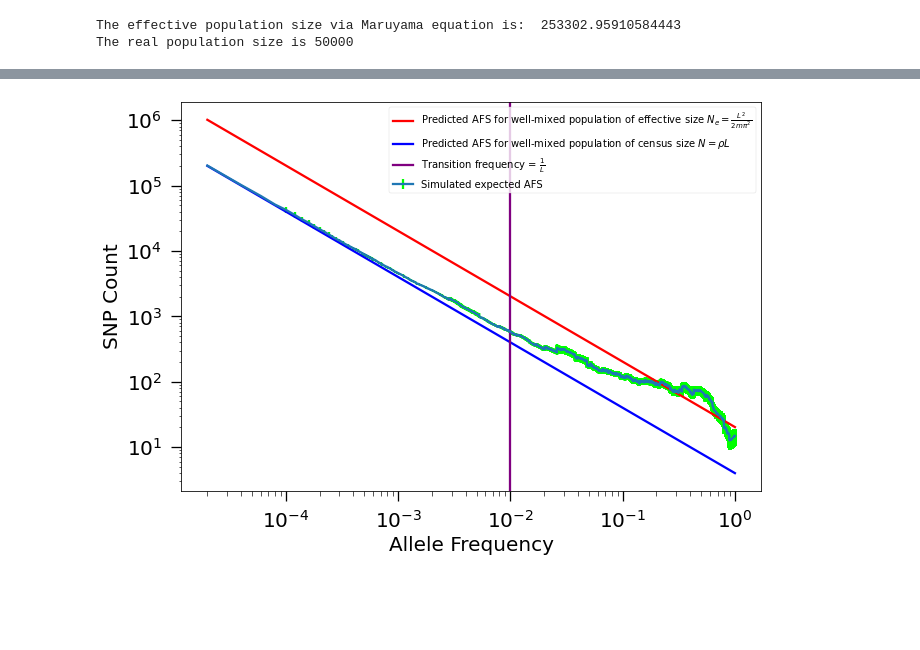
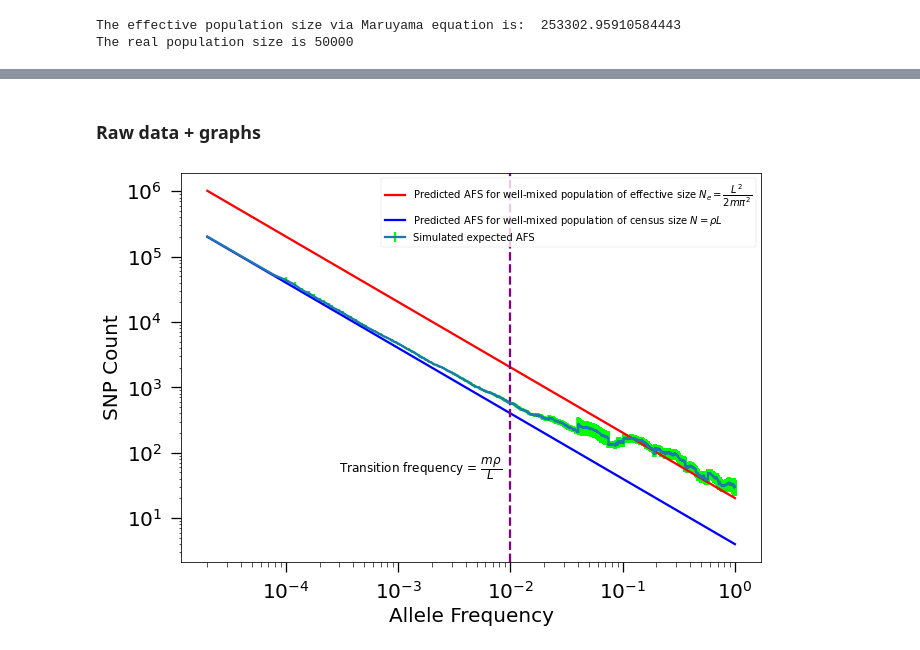
Before and after one commit to weissmanlab/Genetic_Diversity_Space, a Jupyter notebook: 1DCircular_Mrhogreaterthan1.ipynb, the cells around one changed output, grey strips where cells are left out. Saved outputs shown, nothing was run; the diff lists cells and outputs as text; code cells hidden in the pictures; blank space fills up the shorter version.

```diff
--- a/1DCircular_Mrhogreaterthan1.ipynb
+++ b/1DCircular_Mrhogreaterthan1.ipynb
@@ -126,18 +110,0 @@ print(err)
-# %%
-#err=np.array(smooth_std2(afs[1:], threshold=thresh, rescale=scale))
-err=np.array(smooth_sem(afs[1:], threshold=thresh, rescale=scale))
-plt.loglog(np.arange(1,total_sample_size+1)/(total_sample_size+1), Theta_eff / np.arange(1,total_sample_size+1), color="red", label=r"Predicted AFS for well-mixed population of effective size $N_e=\frac{L^2}{2m\pi^2}$")
-plt.loglog(np.arange(1,total_sample_size+1)/(total_sample_size+1), Theta_real / np.arange(1,total_sample_size+1), color="blue", label=r"Predicted AFS for well-mixed population of census size $N=\rho L$")
-plt.errorbar(np.arange(1, total_sample_size+1)/total_sample_size,smooth(afs[1:], threshold=thresh, rescale=scale), yerr=err, ecolor="lime", label="Simulated expected AFS")
-#plt.loglog(np.arange(1, total_sample_size+1)/(total_sample_size+1),smooth(afs[1:], threshold=1000, rescale=200), color="green",linewidth=0.5)
-plt.axvline(transition_freq,color='purple', label=r"Transition frequency = $\frac{1}{L}$")
-#plt.axvline(0.2,color="orange")
-
-
-#plt.legend([r"Predicted AFS for well-mixed population of effective size $N_e=\frac{L^2}{2m\pi^2}$", r"Predicted AFS for well-mixed population of census size $N=\rho L$", r"Transition frequency = $\frac{1}{L}$", "Simulated expected AFS"], loc ="upper right", fontsize=10)
-plt.ylabel("SNP Count")
-plt.xlabel("Allele Frequency")
-plt.legend(prop={"size":10})
-plt.savefig("Mrhogreat_afs.pdf")
-# %% [output]
-[figure, removed]
@@ -143,0 +116,37 @@ plt.savefig("Mrhogreat_afs.pdf")
+# %% [markdown]
+### Raw data + graphs
+# %%
+AF_xpoints = np.arange(1,total_sample_size+1)/(total_sample_size)
+np.savetxt('AF_xpoints_mrhogreat.csv', AF_xpoints, delimiter=',')
+
+Maruyama_effective_ydata = Theta_eff / np.arange(1,total_sample_size+1)
+np.savetxt('Maruyama_effective_ydata_mrhogreat.csv', Maruyama_effective_ydata, delimiter=',')
+
+Maruyama_census_ydata = Theta_real / np.arange(1,total_sample_size+1)
+np.savetxt('Maruyama_census_ydata_mrhogreat.csv', Maruyama_census_ydata, delimiter=',')
+
+Simulated_data = smooth(afs[1:], threshold=thresh, rescale=scale)
+np.savetxt('Simulated_data_mrhogreat.csv', Simulated_data , delimiter=',')
+
+error_data = np.array(smooth_sem(afs[1:], threshold=thresh, rescale=scale))
+np.savetxt('Simulated_data_mrhogreat.csv', Simulated_data , delimiter=',')
+
+transition_frequency=max(Deme_density,(m*Deme_density**2))/total_sample_size
+# %%
+
+plt.loglog(AF_xpoints, Maruyama_effective_ydata, color="red", label=r"Predicted AFS for well-mixed population of effective size $N_e=\dfrac{L^2}{2m\pi^2}$")
+plt.loglog(AF_xpoints,Maruyama_census_ydata, color="blue", label=r"Predicted AFS for well-mixed population of census size $N=\rho L$")
+plt.errorbar(AF_xpoints, Simulated_data , yerr=err, ecolor="lime", label="Simulated expected AFS")
+#plt.loglog(np.arange(1, total_sample_size+1)/(total_sample_size+1),smooth(afs[1:], threshold=1000, rescale=200), color="green",linewidth=0.5)
+plt.axvline(transition_frequency,color='purple', linestyle = '--')
+plt.text(0.0003,50,r"Transition frequency = $\dfrac{m \rho}{L}$",fontsize='12')
+#plt.axvline(0.2,color="orange")
+
+
+#plt.legend([r"Predicted AFS for well-mixed population of effective size $N_e=\frac{L^2}{2m\pi^2}$", r"Predicted AFS for well-mixed population of census size $N=\rho L$", r"Transition frequency = $\frac{1}{L}$", "Simulated expected AFS"], loc ="upper right", fontsize=10)
+plt.ylabel("SNP Count")
+plt.xlabel("Allele Frequency")
+plt.legend(prop={"size":10})
+plt.savefig("Mrhogreat_afs2.pdf")
+# %% [output]
+[figure, added]
```
Also changed, not shown: parts of 7 cells of this notebook, 3 other files.
